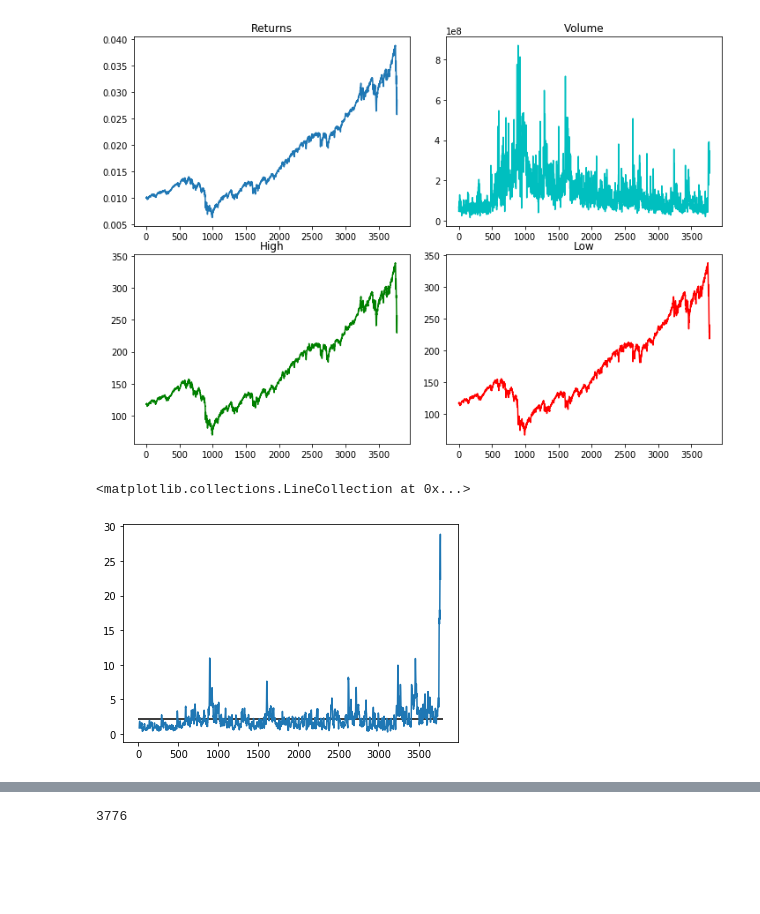
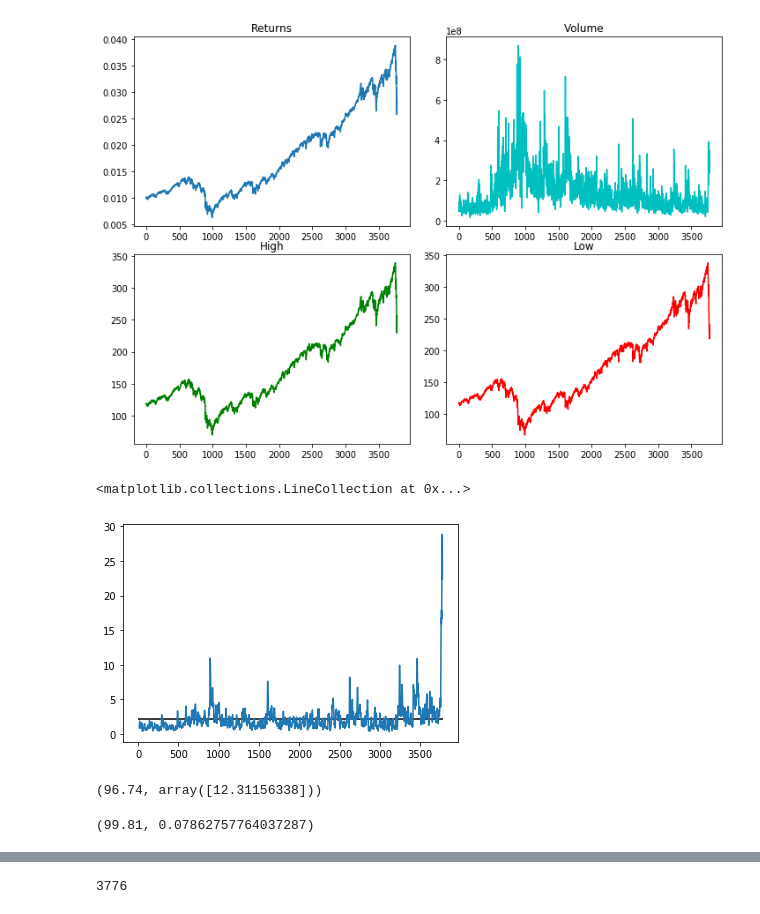
Before and after one commit to rittik97/Studies-on-SPYs, a Jupyter notebook: Intro.ipynb, the cells around one changed output, grey strips where cells are left out. Cells and saved outputs as stored; diff of their text form; code cells hidden in the pictures; blank space fills up the shorter version.

Commit message:
Fixed percentile error

```diff
--- a/Intro.ipynb
+++ b/Intro.ipynb
@@ -33,7 +33,8 @@ memory usage: 206.6+ KB
 # %%
 spy=spy.astype({'Date': 'datetime64'})
 # %%
-dspy=spy.set_index('Date')
+dspy=spy.copy()
+dspy.set_index('Date', inplace=True)
 # %%
 spy.describe().T
 # %% [output]
@@ -62,7 +63,8 @@ ax[1][0].set_title("High");
 [figure]
 # %%
 plt.plot(spy.Close.rolling(14).std())
-plt.hlines(np.mean(spy.Close.rolling(14).std()),0,3800)
+np.mean(spy.Close.rolling(14).std())
+plt.hlines(np.mean(spy.Close.rolling(14).std()),0,len(spy))
 # %% [output]
 <matplotlib.collections.LineCollection at 0x...>
-[figure, old version]
+[figure, new version]
@@ -68,0 +77,4 @@ plt.hlines(np.mean(spy.Close.rolling(14).std()),0,3800)
+# %%
+std_dev_percentile(spy.adj_close[-500:],10)
+# %% [output]
+(96.74, array([12.31156338]))
@@ -69,3 +100,8 @@ plt.hlines(np.mean(spy.Close.rolling(14).std()),0,3800)
+# %%
+return_percentile_latest(spy.adj_close,3)#returns percentile and latest value
+#return_percentile(spy.adj_close,3,1.6)
+# %% [output]
+(99.81, 0.07862757764037287)
 # %%
 def RSI(series, period=14):
  print(len(series))
```
Also changed, not shown: parts of 15 cells of this notebook.
